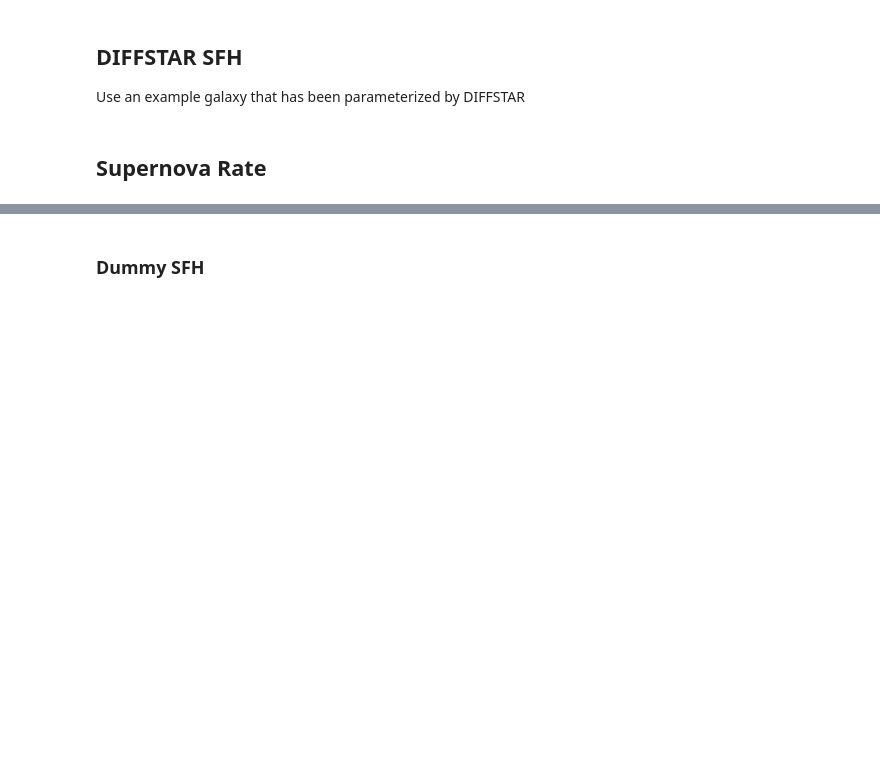
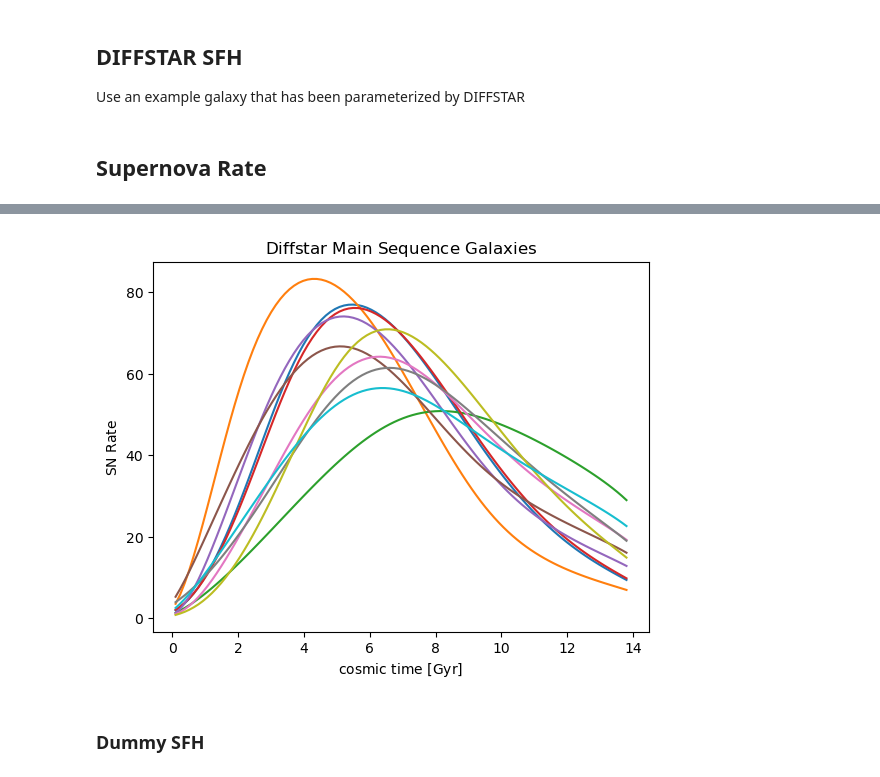
Before and after one commit to AlexGKim/sn_diffstar, a Jupyter notebook: nb/SNRate.ipynb, the cells around one changed output, grey strips where cells are left out. Cells and saved outputs as stored; diff of their text form; code cells hidden in the pictures; blank space fills up the shorter version.

```diff
--- a/nb/SNRate.ipynb
+++ b/nb/SNRate.ipynb
@@ -103,3 +60,14 @@ ylabel = ax.set_ylabel(r'${\rm SN\ Rate}$')
+# %%
+SNR_t0_mah  = jjit(vmap(SNR_mah,  in_axes=(0, None, None, None, None)))
+# %%
+t0=jnp.linspace(0.1, 13.8, 100)
+fig, ax = plt.subplots(1, 1)
+__=ax.plot(t0, SNR_t0_mah(t0, A, beta, tp, mah_params_pop))
+xlabel = ax.set_xlabel(r'${\rm cosmic\ time\ [Gyr]}$')
+xlabel = ax.set_title(r'${\rm Diffstar\ Main\ Sequence\ Galaxies}$')
+ylabel = ax.set_ylabel(r'${\rm SN\ Rate}$')
+# %% [output]
+[figure, added]
 # %% [markdown]
 ### Dummy SFH
 # %%
```
Also changed, not shown: parts of 27 cells of this notebook, 1 other file.
